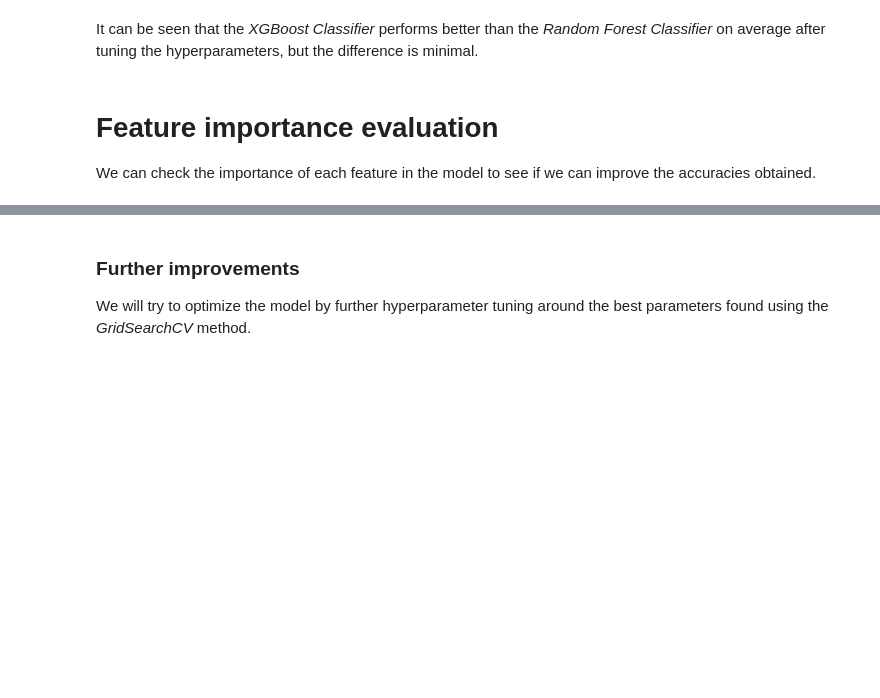
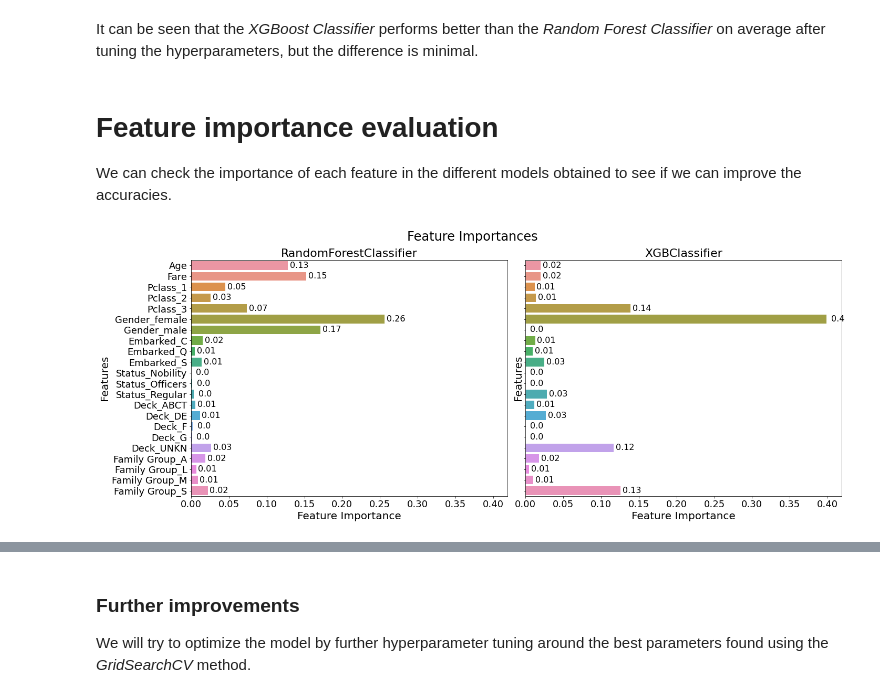
Before and after one commit to aqueralto/kaggle, a Jupyter notebook: titanic/titanic_challenge.ipynb, the cells around one changed output, grey strips where cells are left out. Cells and saved outputs as stored; diff of their text form; code cells hidden in the pictures; blank space fills up the shorter version.

Commit message:
added feature importances and model correlations

```diff
--- a/titanic/titanic_challenge.ipynb
+++ b/titanic/titanic_challenge.ipynb
@@ -837,7 +834,9 @@ plot_functions.plot_model_accuracies(cv_results)
 It can be seen that the *XGBoost Classifier* performs better than the *Random Forest Classifier* on average after tuning the hyperparameters, but the difference is minimal.
 # %% [markdown]
 # Feature importance evaluation
-We can check the importance of each feature in the model to see if we can improve the accuracies obtained.
+We can check the importance of each feature in the different models obtained to see if we can improve the accuracies.
 # %%
 # Plot feature importances
-plot_functions.plot_feature_importances(classifiers, X_train, y_train)
+predictions, feature_importances, models = plot_functions.plot_feature_importance(classifiers, X_test)
+# %% [output]
+[figure, added]
```
Also changed, not shown: parts of 9 cells of this notebook, 1 other file.
